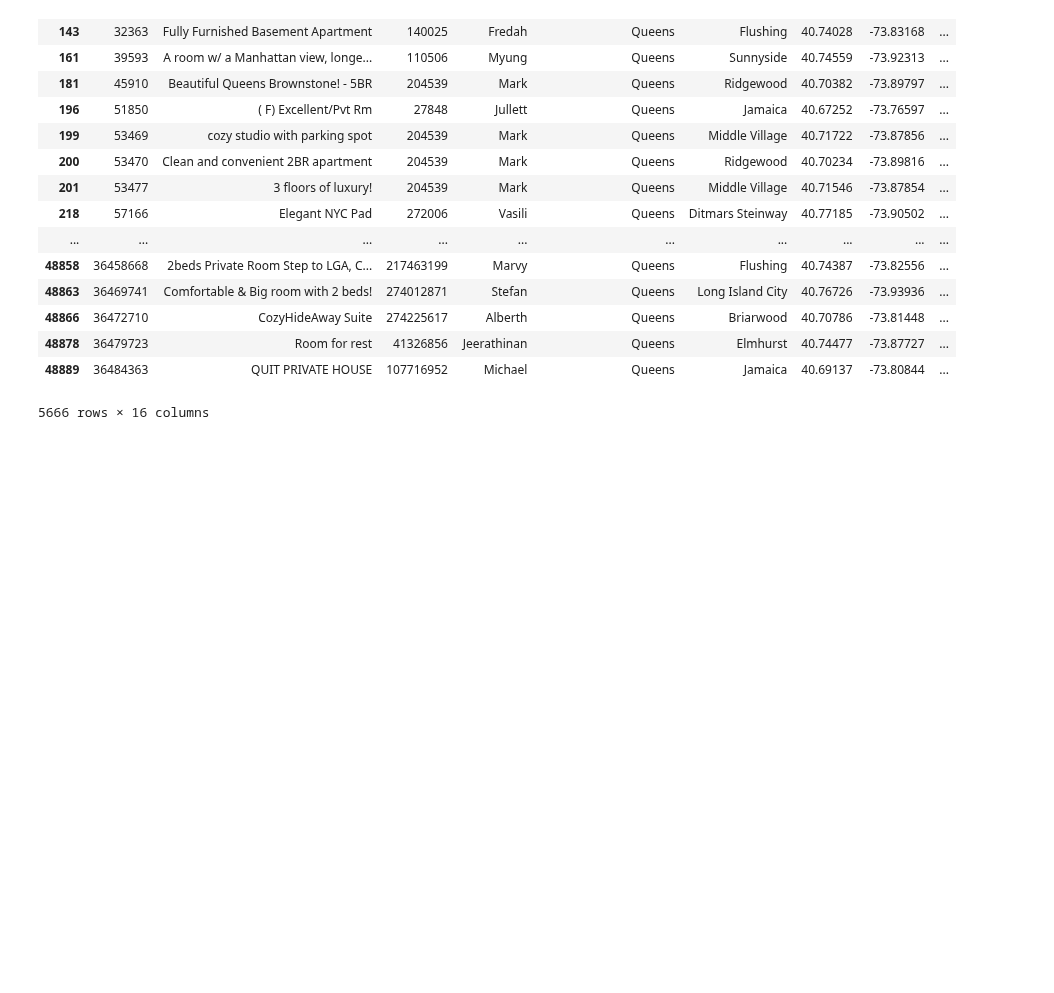
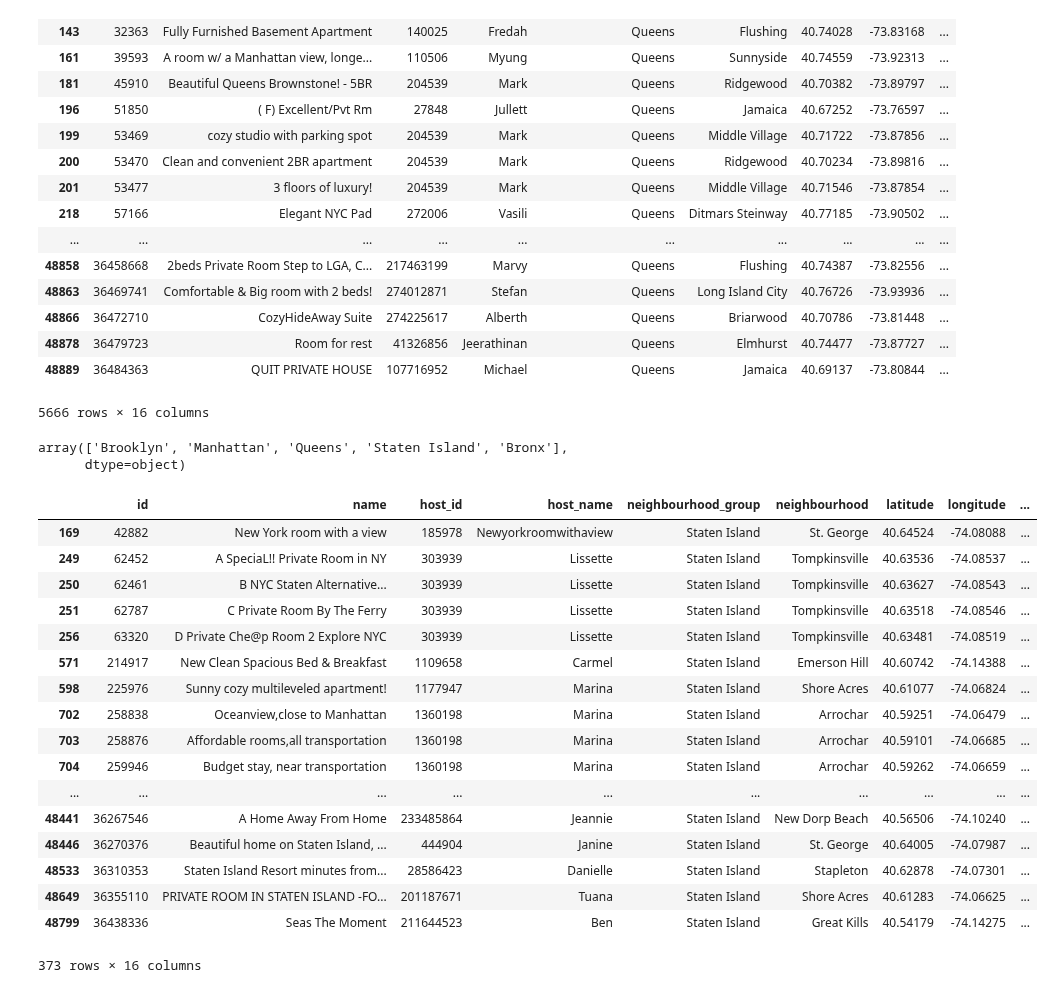
Before and after one commit to david-yang2/airbnb, a Jupyter notebook: EDA.ipynb, the cells around one changed output. Drawn from its saved outputs; the diff is of its cells as text; code cells hidden in the pictures; blank space fills up the shorter version.

Commit message:
staten island

```diff
--- a/EDA.ipynb
+++ b/EDA.ipynb
@@ -490,3 +490,31 @@ Queens
 | 48878 | 36479723 | Room for rest | 41326856 | Jeerathinan | Queens | Elmhurst | 40.74477 | -73.87727 | ... |
 | 48889 | 36484363 | QUIT PRIVATE HOUSE | 107716952 | Michael | Queens | Jamaica | 40.69137 | -73.80844 | ... |
 5666 rows × 16 columns
+# %%
+Staten_Island = test[test.neighbourhood_group == "Staten Island"]
+# %%
+test.neighbourhood_group.unique()
+# %% [output]
+array(['Brooklyn', 'Manhattan', 'Queens', 'Staten Island', 'Bronx'],
+      dtype=object)
+# %%
+Staten_Island
+# %% [output]
+|  | id | name | host_id | host_name | neighbourhood_group | neighbourhood | latitude | longitude | ... |
+| 169 | 42882 | New York room with a view | 185978 | Newyorkroomwithaview | Staten Island | St. George | 40.64524 | -74.08088 | ... |
+| 249 | 62452 | A SpeciaL!! Private Room in NY | 303939 | Lissette | Staten Island | Tompkinsville | 40.63536 | -74.08537 | ... |
+| 250 | 62461 | B NYC Staten Alternative... | 303939 | Lissette | Staten Island | Tompkinsville | 40.63627 | -74.08543 | ... |
+| 251 | 62787 | C Private Room By The Ferry | 303939 | Lissette | Staten Island | Tompkinsville | 40.63518 | -74.08546 | ... |
+| 256 | 63320 | D Private Che@p Room 2 Explore NYC | 303939 | Lissette | Staten Island | Tompkinsville | 40.63481 | -74.08519 | ... |
+| 571 | 214917 | New Clean Spacious Bed & Breakfast | 1109658 | Carmel | Staten Island | Emerson Hill | 40.60742 | -74.14388 | ... |
+| 598 | 225976 | Sunny cozy multileveled apartment! | 1177947 | Marina | Staten Island | Shore Acres | 40.61077 | -74.06824 | ... |
+| 702 | 258838 | Oceanview,close to Manhattan | 1360198 | Marina | Staten Island | Arrochar | 40.59251 | -74.06479 | ... |
+| 703 | 258876 | Affordable rooms,all transportation | 1360198 | Marina | Staten Island | Arrochar | 40.59101 | -74.06685 | ... |
+| 704 | 259946 | Budget stay, near transportation | 1360198 | Marina | Staten Island | Arrochar | 40.59262 | -74.06659 | ... |
+| ... | ... | ... | ... | ... | ... | ... | ... | ... | ... |
+| 48441 | 36267546 | A Home Away From Home | 233485864 | Jeannie | Staten Island | New Dorp Beach | 40.56506 | -74.10240 | ... |
+| 48446 | 36270376 | Beautiful home on Staten Island, ... | 444904 | Janine | Staten Island | St. George | 40.64005 | -74.07987 | ... |
+| 48533 | 36310353 | Staten Island Resort minutes from... | 28586423 | Danielle | Staten Island | Stapleton | 40.62878 | -74.07301 | ... |
+| 48649 | 36355110 | PRIVATE ROOM IN STATEN ISLAND -FO... | 201187671 | Tuana | Staten Island | Shore Acres | 40.61283 | -74.06625 | ... |
+| 48799 | 36438336 | Seas The Moment | 211644523 | Ben | Staten Island | Great Kills | 40.54179 | -74.14275 | ... |
+373 rows × 16 columns
```
